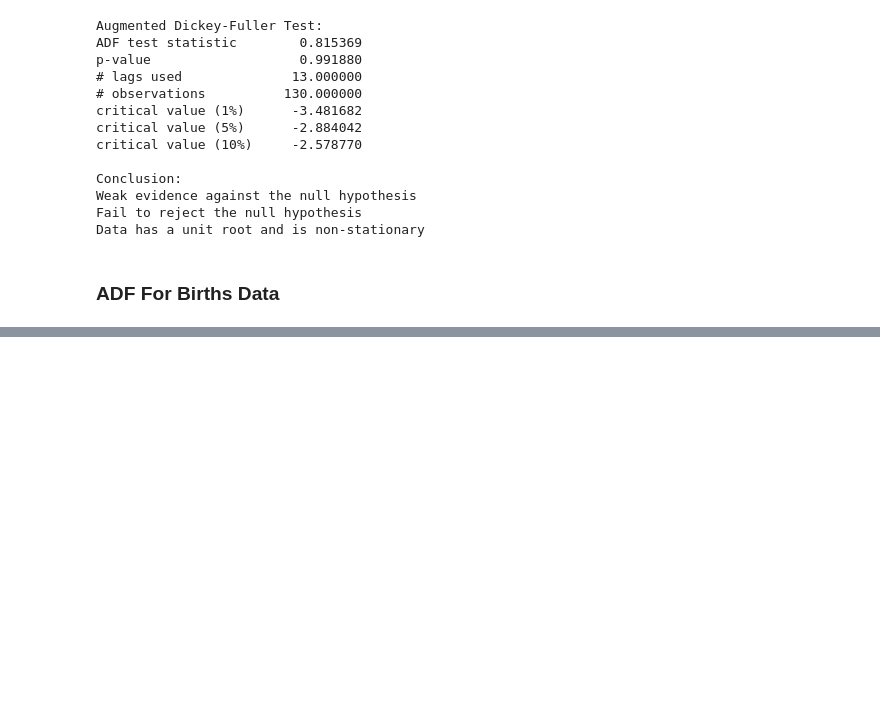
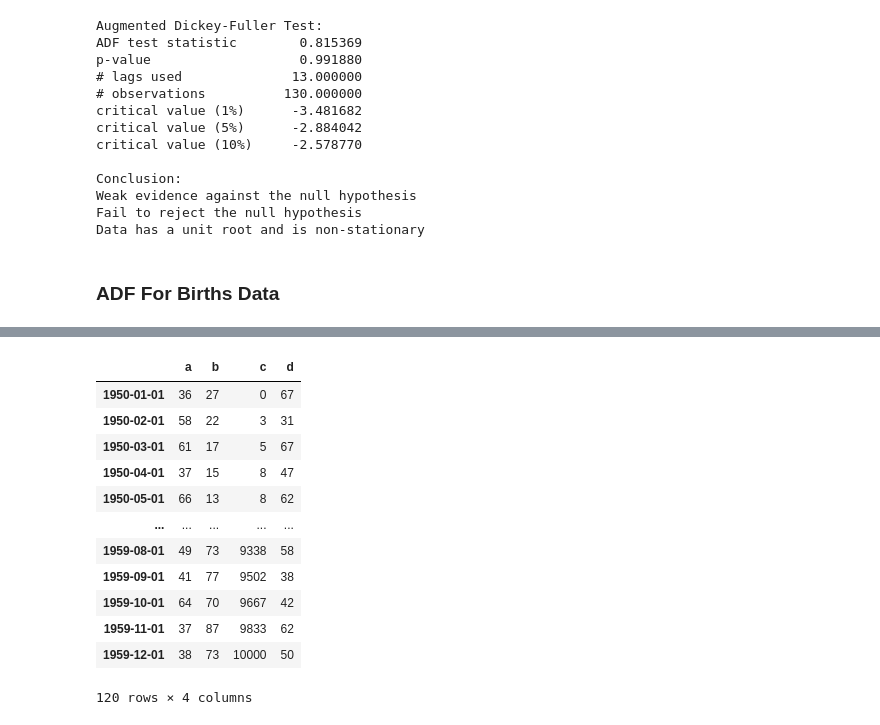
Before and after one commit to Shiska07/Data-Science-and-Machine-Learning, a Jupyter notebook: Time-Series-Analysis/Descriptive Statistics and Tests.ipynb, the cells around one changed output, grey strips where cells are left out. Drawn from its saved outputs; the diff is of its cells as text; code cells hidden in the pictures; blank space fills up the shorter version.

```diff
--- a/Time-Series-Analysis/Descriptive Statistics and Tests.ipynb
+++ b/Time-Series-Analysis/Descriptive Statistics and Tests.ipynb
@@ -136,0 +205,16 @@ df_
+# %%
+df_samp
+# %% [output]
+|  | a | b | c | d |
+| 1950-01-01 | 36 | 27 | 0 | 67 |
+| 1950-02-01 | 58 | 22 | 3 | 31 |
+| 1950-03-01 | 61 | 17 | 5 | 67 |
+| 1950-04-01 | 37 | 15 | 8 | 47 |
+| 1950-05-01 | 66 | 13 | 8 | 62 |
+| ... | ... | ... | ... | ... |
+| 1959-08-01 | 49 | 73 | 9338 | 58 |
+| 1959-09-01 | 41 | 77 | 9502 | 38 |
+| 1959-10-01 | 64 | 70 | 9667 | 42 |
+| 1959-11-01 | 37 | 87 | 9833 | 62 |
+| 1959-12-01 | 38 | 73 | 10000 | 50 |
+120 rows × 4 columns
```
Also changed, not shown: parts of 13 cells of this notebook.
